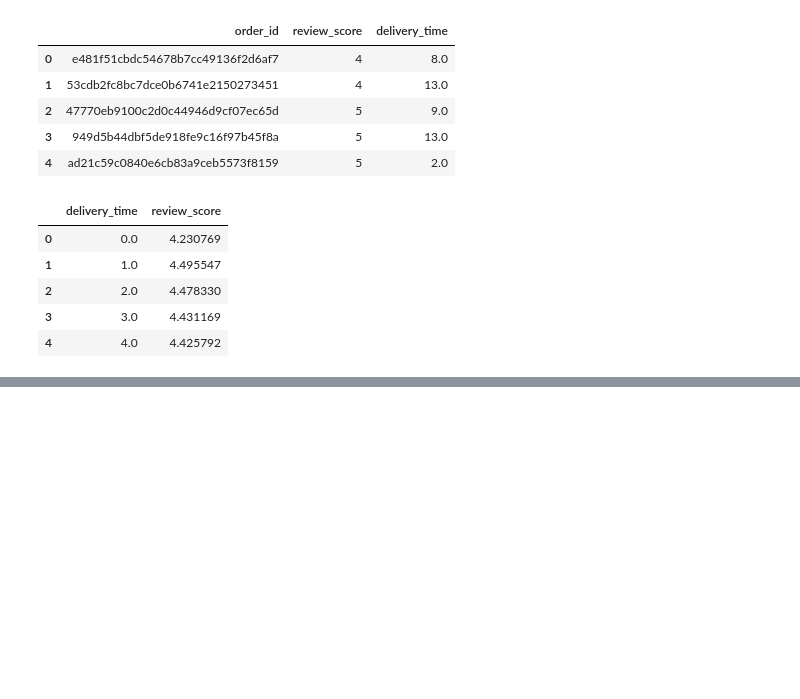
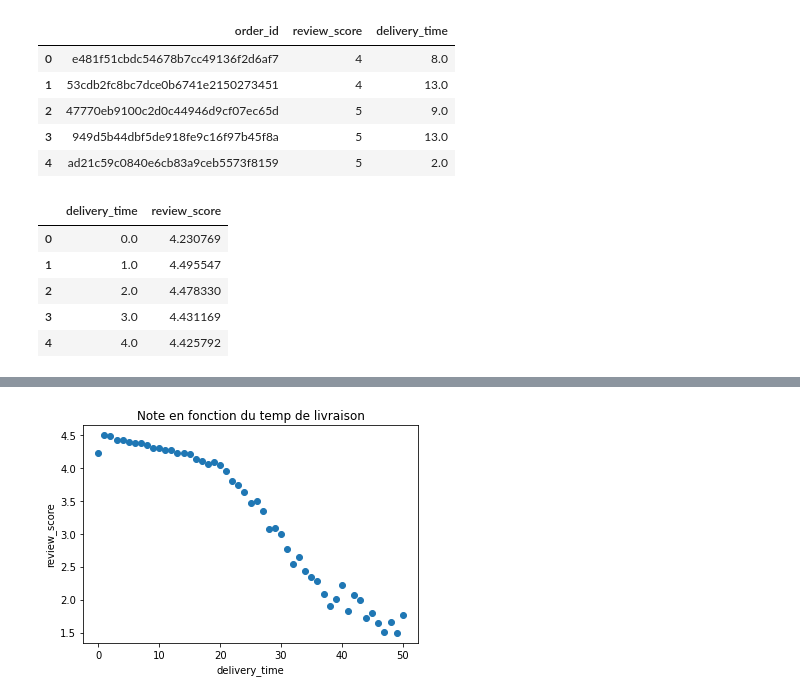
Before and after one commit to CooBsCa/DataCentric, a Jupyter notebook: data_centric_clement.ipynb, the cells around one changed output, grey strips where cells are left out. Saved outputs shown, nothing was run; the diff lists cells and outputs as text; code cells hidden in the pictures; blank space fills up the shorter version.

```diff
--- a/data_centric_clement.ipynb
+++ b/data_centric_clement.ipynb
@@ -156,0 +159,16 @@ plt.show()
+# %%
+#### On constante qu'au dessus de 50 jours de livraisons, les quantités de livraisons ne sont pas assez significatives pour être représentatives. On va donc se concentrer sur les livraisons de moins de 50 jours.
+df_review_by_delivery = df_review_by_delivery[df_review_by_delivery["delivery_time"] <= 50]
+df_orders = df_orders[df_orders["delivery_time"] <= 50]
+# %%
+import matplotlib.pyplot as plt
+
+plt.scatter(
+    df_review_by_delivery["delivery_time"], df_review_by_delivery["review_score"]
+)
+plt.xlabel("delivery_time")
+plt.ylabel("review_score")
+plt.title("Note en fonction du temp de livraison")
+plt.show()
+# %% [output]
+[figure, added]
```
Also changed, not shown: parts of 6 cells of this notebook.
